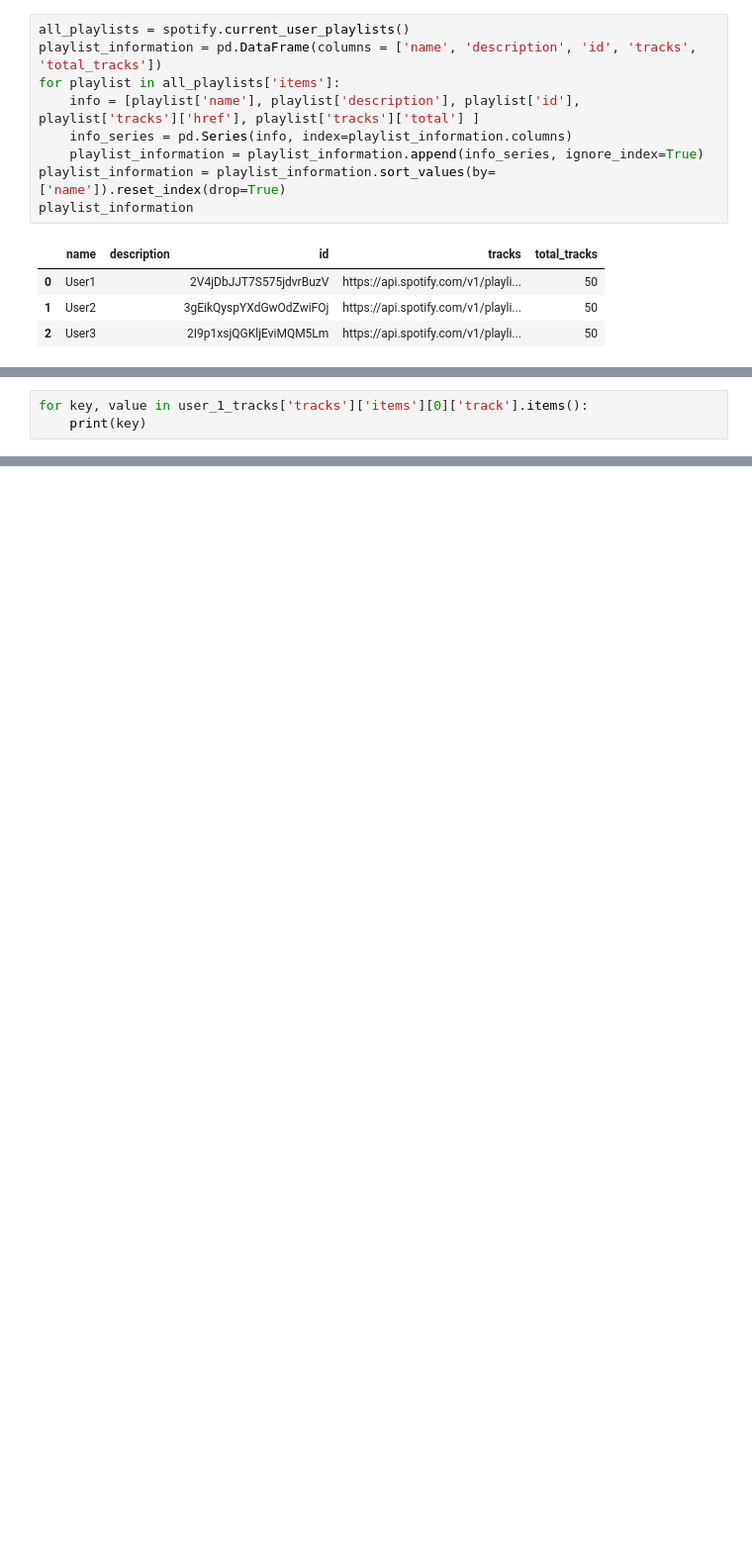
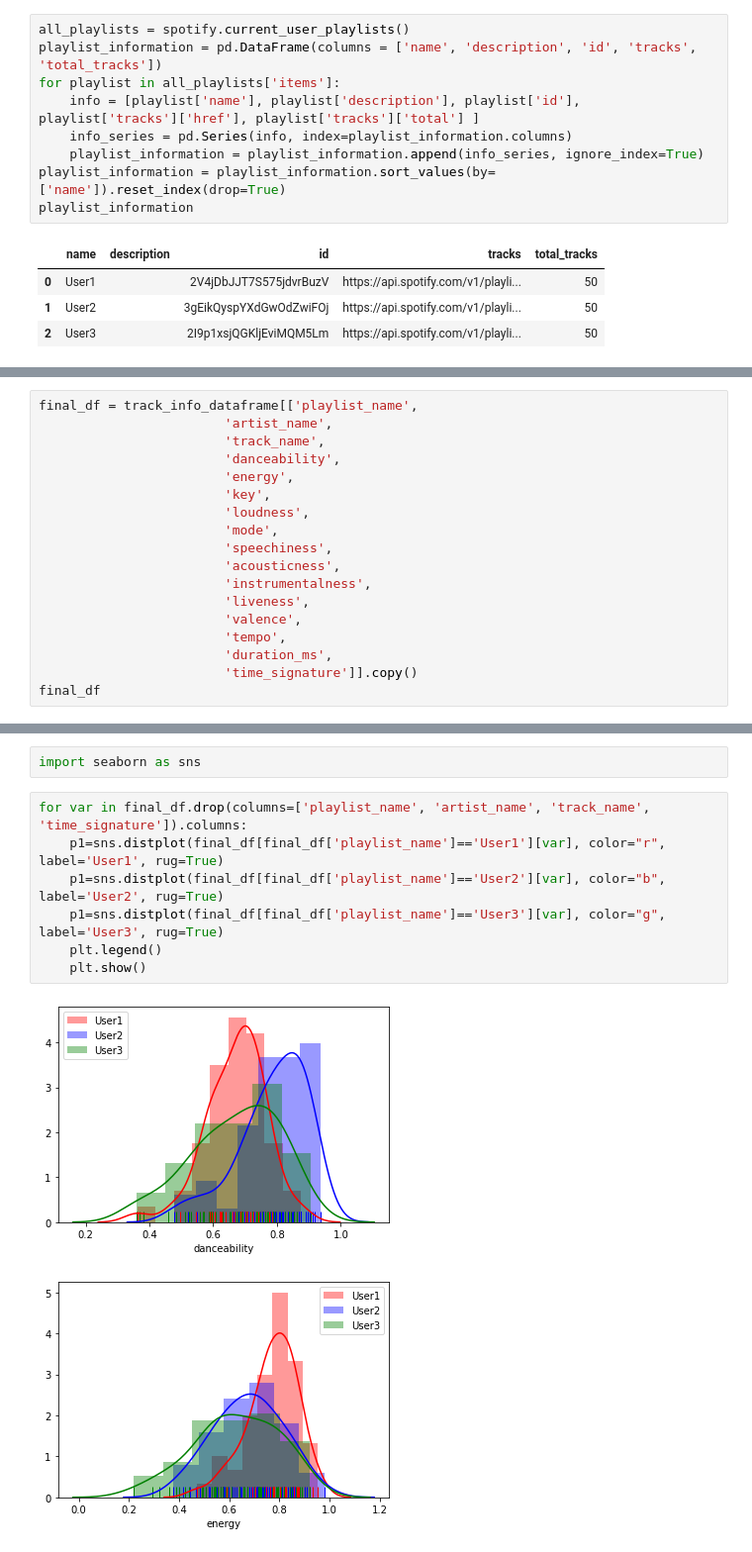
Before and after one commit to dandexler/spotiPylot, a Jupyter notebook: concept.ipynb, the cells around one changed output, grey strips where cells are left out. Shown at 99% size. Cells and saved outputs as stored; diff of their text form; blank space fills up the shorter version.

```diff
--- a/concept.ipynb
+++ b/concept.ipynb
@@ -61,3 +70,0 @@ user_1_tracks = spotify.playlist('2V4jDbJJT7S575jdvrBuzV', fields=['tracks'])
-# %%
-for key, value in user_1_tracks['tracks']['items'][0]['track'].items():
-    print(key)
@@ -103,0 +115,18 @@ user_1_tracks['tracks']['items'][0]['track']
+# %%
+final_df = track_info_dataframe[['playlist_name',
+                        'artist_name',
+                        'track_name',
+                        'danceability',
+                        'energy',
+                        'key',
+                        'loudness',
+                        'mode',
+                        'speechiness',
+                        'acousticness',
+                        'instrumentalness',
+                        'liveness',
+                        'valence',
+                        'tempo',
+                        'duration_ms',
+                        'time_signature']].copy()
+final_df
@@ -103,0 +156,12 @@ user_1_tracks['tracks']['items'][0]['track']
+# %%
+import seaborn as sns
+# %%
+for var in final_df.drop(columns=['playlist_name', 'artist_name', 'track_name', 'time_signature']).columns:
+    p1=sns.distplot(final_df[final_df['playlist_name']=='User1'][var], color="r", label='User1', rug=True)
+    p1=sns.distplot(final_df[final_df['playlist_name']=='User2'][var], color="b", label='User2', rug=True)
+    p1=sns.distplot(final_df[final_df['playlist_name']=='User3'][var], color="g", label='User3', rug=True)
+    plt.legend()
+    plt.show()
+# %% [output]
+[figure, added]
+[figure, added]
```
Also changed, not shown: parts of 49 cells of this notebook.
